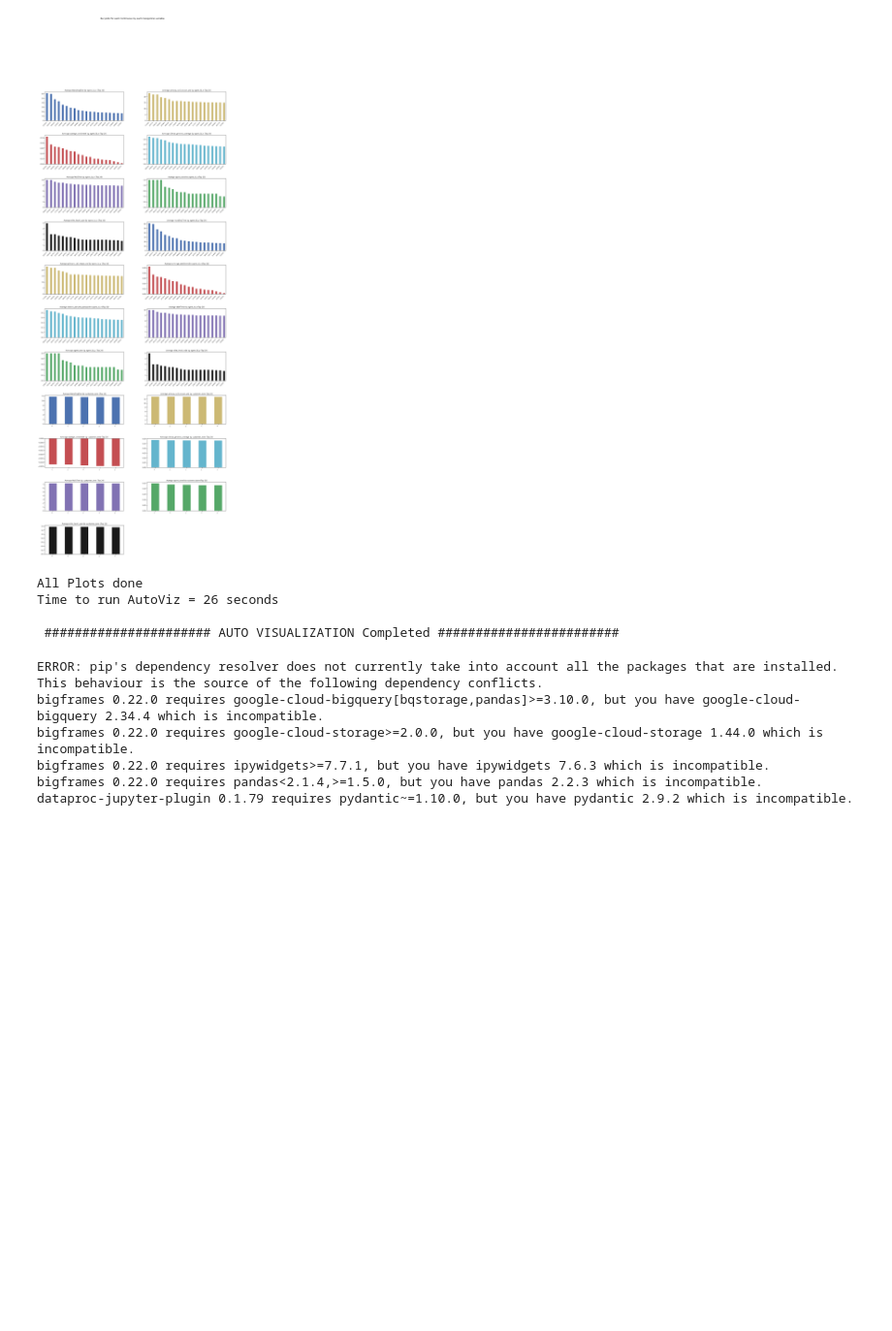
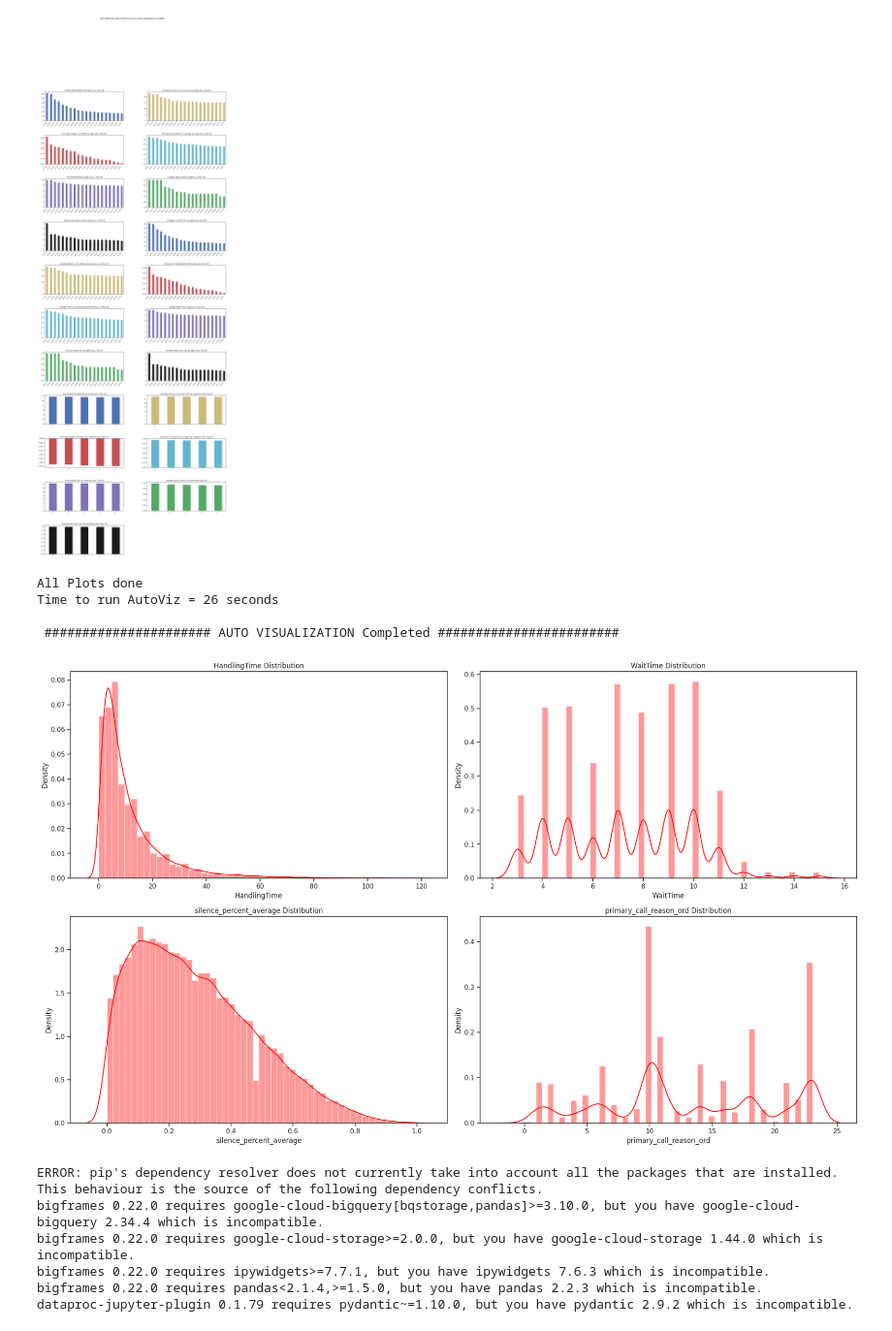
Before and after one commit to Tatwansh/SkyHack-FlyHigh, a Jupyter notebook: flyhigh001.ipynb, the cells around one changed output. Shown at 97% size. Saved outputs shown, nothing was run; the diff lists cells and outputs as text; code cells hidden in the pictures; blank space fills up the shorter version.

```diff
--- a/flyhigh001.ipynb
+++ b/flyhigh001.ipynb
@@ -327,6 +327,20 @@ All Plots done
 Time to run AutoViz = 26 seconds
 
  ###################### AUTO VISUALIZATION Completed ########################
+# %%
+import seaborn as sns
+cols = ['HandlingTime','WaitTime','silence_percent_average','primary_call_reason_ord']
+x=1
+
+plt.figure(figsize=(20,35))
+for i in cols:
+    plt.subplot(6,2,x)
+    sns.distplot(merged_df_numeric[i],color="RED")
+    plt.title(f"{i} Distribution")
+    plt.tight_layout()
+    x+=1
+# %% [output]
+[figure, added]
 # %%
 !pip install data-purifier -q
 # %% [output]
```
